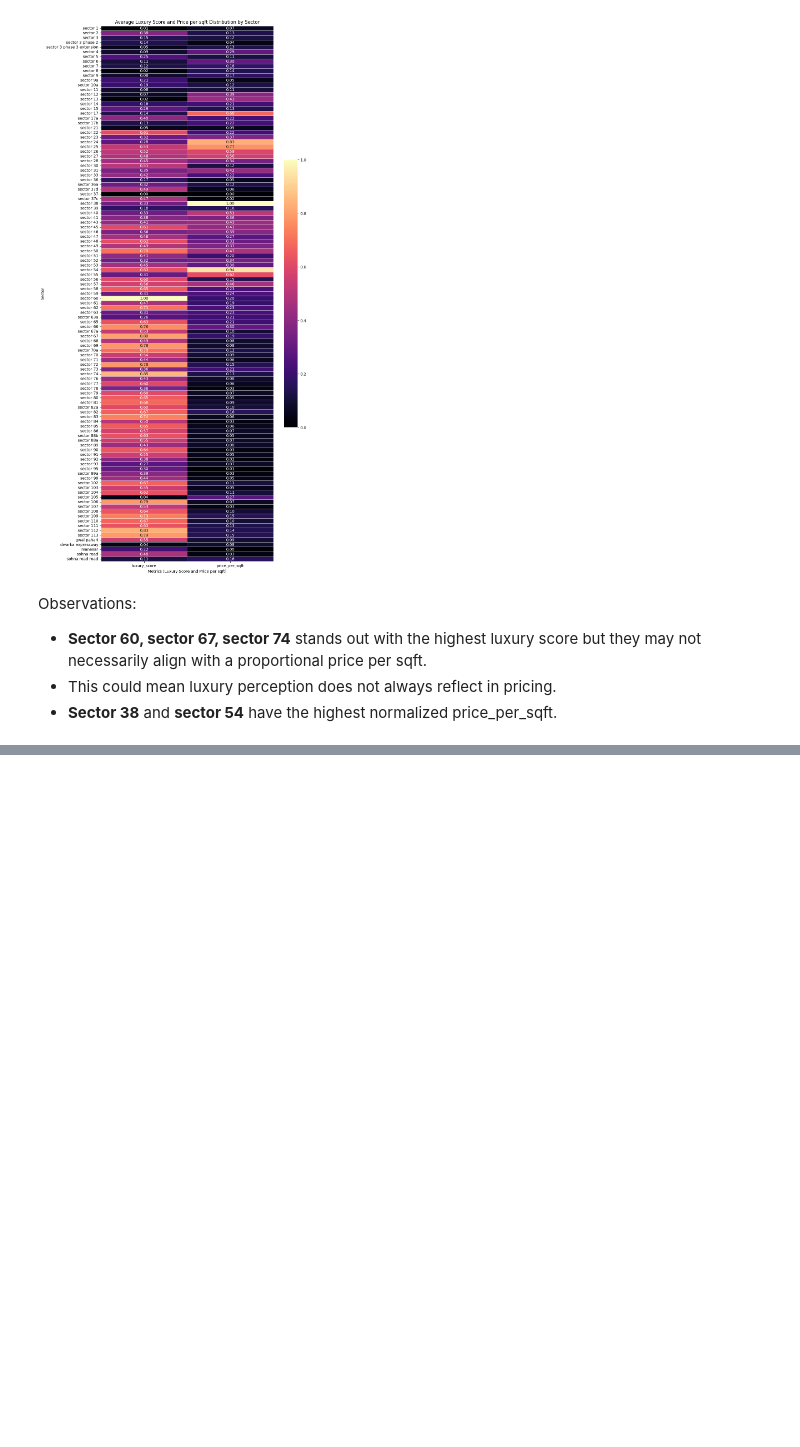
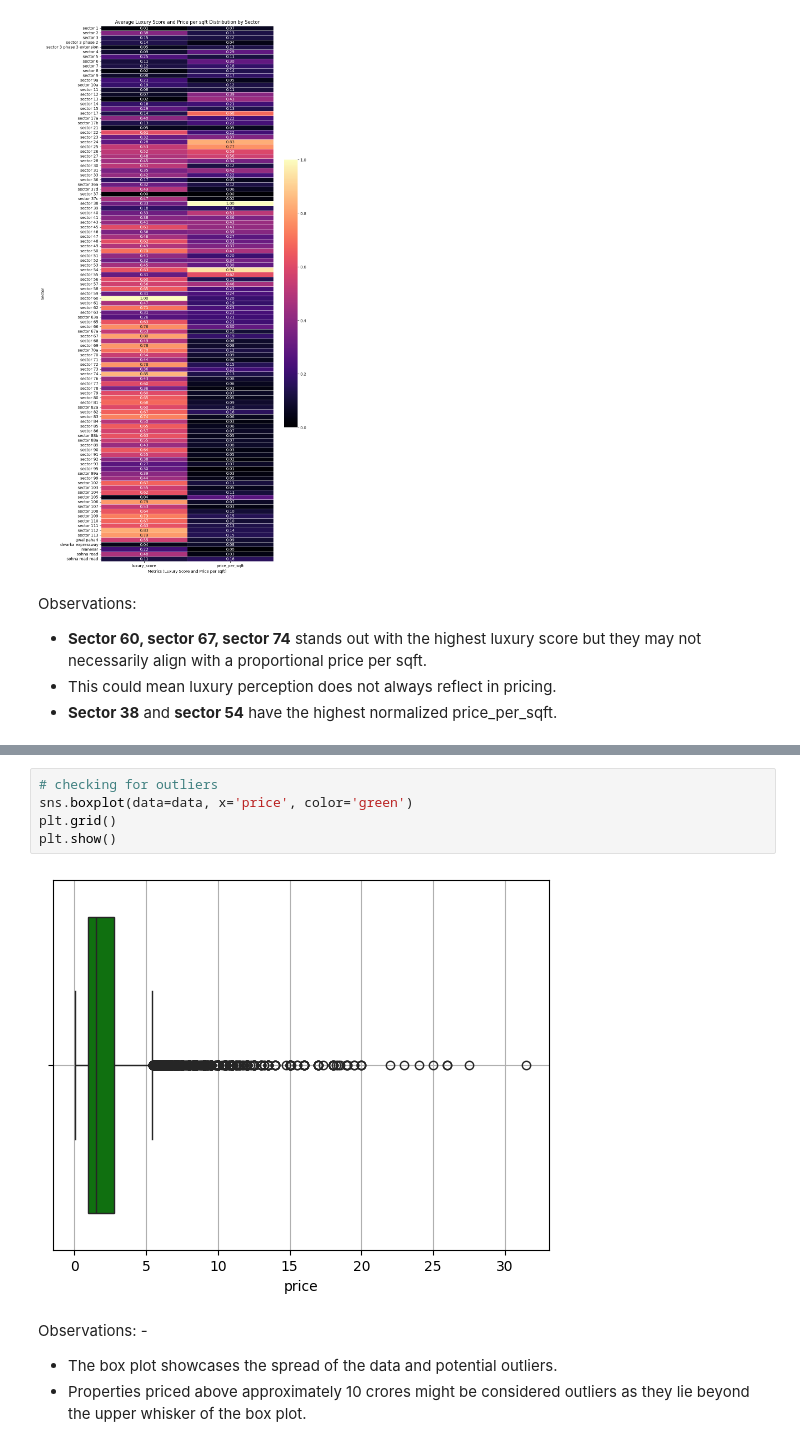
Before and after one commit to Tanwar-Aastha/Property-price-prediction, a Jupyter notebook: notebook/EDA.ipynb, the cells around one changed output, grey strips where cells are left out. Drawn from its saved outputs; the diff is of its cells as text; blank space fills up the shorter version.

```diff
--- a/notebook/EDA.ipynb
+++ b/notebook/EDA.ipynb
@@ -465,0 +515,11 @@ Observations:
+# %%
+# checking for outliers
+sns.boxplot(data=data, x='price', color='green')
+plt.grid()
+plt.show()
+# %% [output]
+[figure, added]
+# %% [markdown]
+Observations: -
+- The box plot showcases the spread of the data and potential outliers.
+- Properties priced above approximately 10 crores might be considered outliers as they lie beyond the upper whisker of the box plot.
```
Also changed, not shown: parts of 18 cells of this notebook.
